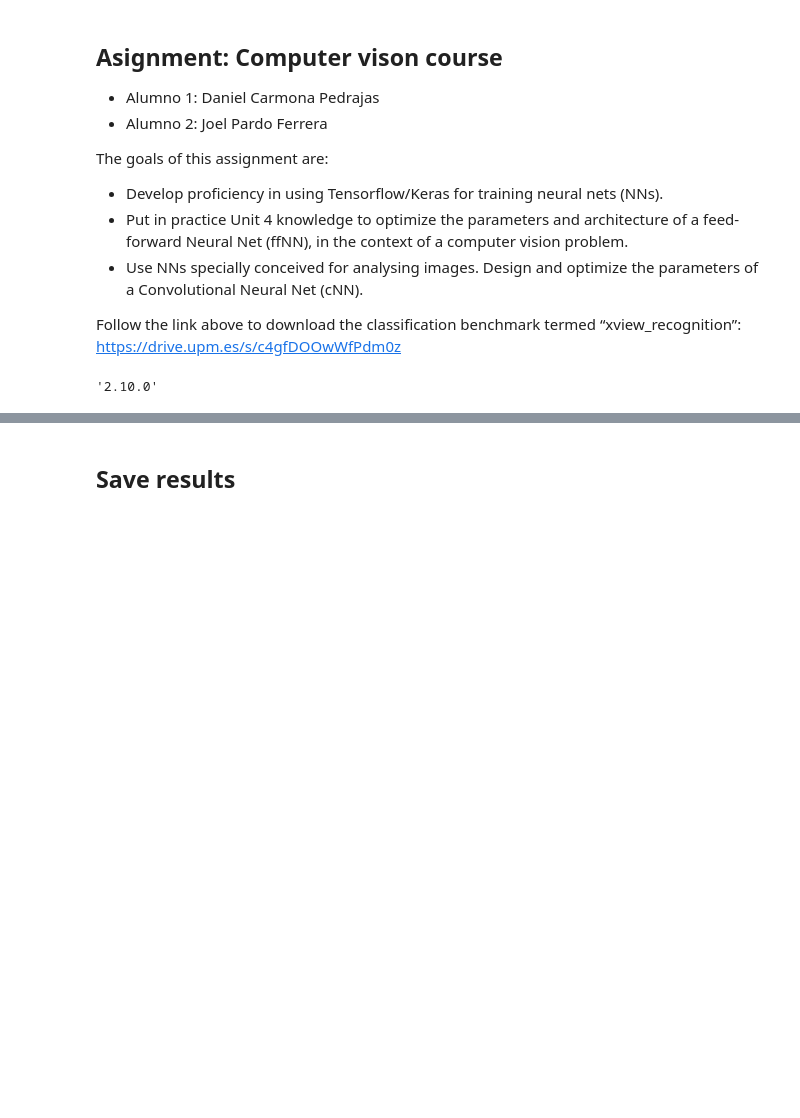
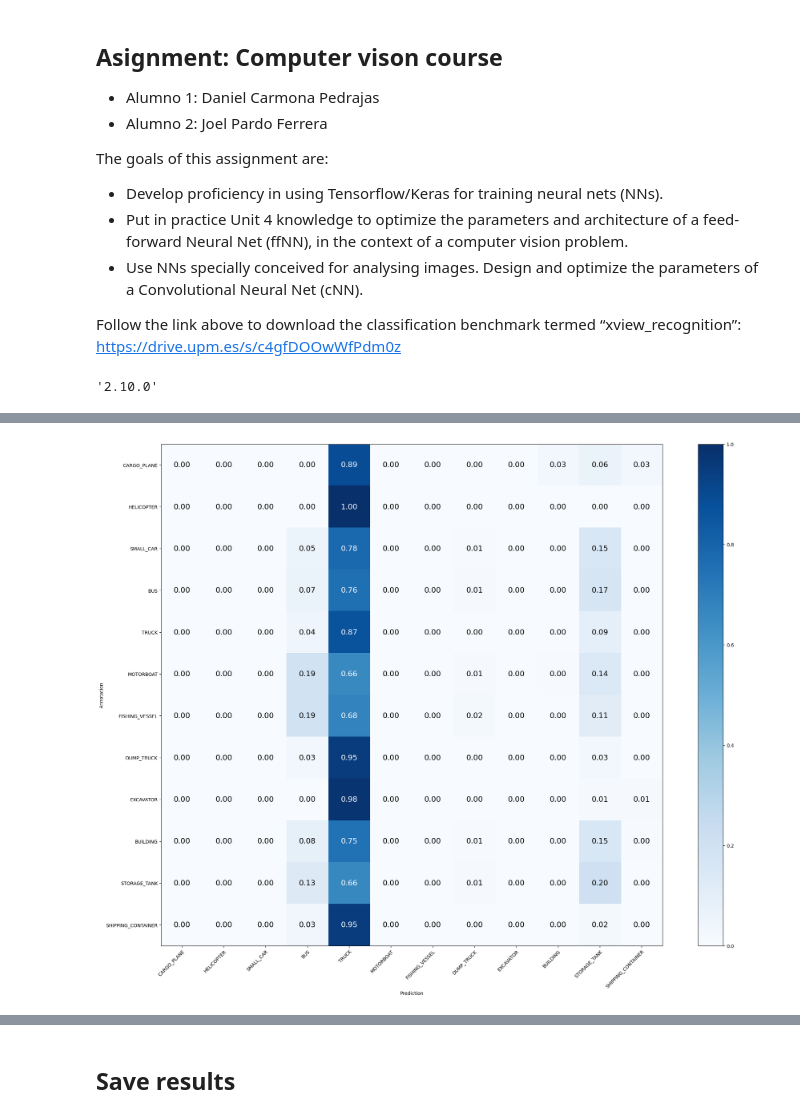
Before and after one commit to Dacarpe03/ImageDetectionAndRecognition, a Jupyter notebook: TrainingNotebooks/image_recognition.ipynb, the cells around one changed output, grey strips where cells are left out. Drawn from its saved outputs; the diff is of its cells as text; code cells hidden in the pictures; blank space fills up the shorter version.

```diff
--- a/TrainingNotebooks/image_recognition.ipynb
+++ b/TrainingNotebooks/image_recognition.ipynb
@@ -136,7 +137,7 @@ for json_img, json_ann in zip(json_data['images'], json_data['annotations']):
     obj.bb = (int(json_ann['bbox'][0]), int(json_ann['bbox'][1]), int(json_ann['bbox'][2]), int(json_ann['bbox'][3]))
     obj.category = list(categories.values())[json_ann['category_id']-1]
     # Resampling strategy to reduce training time
-    if counts[obj.category] >= 6000:
+    if counts[obj.category] >= 100:
         continue
     counts[obj.category] += 1
     image.add_object(obj)
@@ -149,16 +150,24 @@ print(counts)
 from sklearn.model_selection import train_test_split
 anns_train, anns_valid = train_test_split(anns, test_size=0.1, random_state=1, shuffle=True)
 # %%
-# Load architecture
 from keras.models import Sequential
 from keras.layers import Dense, Dropout, Activation, Flatten
 from keras.utils.vis_utils import plot_model
-print('Load model')
-model = Sequential()
-model.add(Flatten(input_shape=(224, 224, 3)))
-model.add(Activation('relu'))
-model.add(Dropout(0.2))
-model.add(Dense(len(categories)))
-model.add(Activation('softmax'))
-model.summary()
-plot_model(model, to_file='model_plot.png', show_shapes=True, show_layer_names=True)
+
+exp = "-1-1-1"
+ACTIVATION = "relu"
+DROPOUT = "0.2"
+REGULARIZATION = "No"
+INITIALIZER = "No"
+BATCH_NORMALIZATION = "No"
+
+def initial_model():
+    print('Load model')
+    model = Sequential()
+    model.add(Flatten(input_shape=(224, 224, 3)))
+    model.add(Activation(ACTIVATION))
+    model.add(Dropout(0.2))
+    model.add(Dense(len(categories)))
+    model.add(Activation('softmax'))
+    model_name = f"ir_12{exp}"
+    return model, model_name
@@ -186,0 +174,5 @@ _________________________________________________________________
+# %%
+# Load architecture
+model, model_name = initial_model()
+model.summary()
+plot_model(model, to_file=f"{MODELS_IMAGES_PATH}{model_name}.png", show_shapes=True, show_layer_names=True)
@@ -242,7 +290,7 @@ for json_img, json_ann in zip(json_data['images'], json_data['annotations']):
 # %%
 import numpy as np
 import keras
-model = keras.models.load_model('model_with_bn_2.hdf5')
+model = keras.models.load_model(f'{MODELS_PATH}{model_name}.hdf5')
 y_true, y_pred = [], []
 for ann in anns:
     # Load image
@@ -259,8 +325,10 @@ for ann in anns:
 # %%
 from sklearn.metrics import confusion_matrix
 # Compute the confusion matrix
 cm = confusion_matrix(y_true, y_pred, labels=list(categories.values()))
-draw_confusion_matrix(cm, categories, normalize=True)
+draw_confusion_matrix(cm, categories, model_name, normalize=True)
+# %% [output]
+[figure, added]
 # %%
 import numpy as np
 # Compute the accuracy
```
Also changed, not shown: parts of 16 cells of this notebook, 4 other files.
